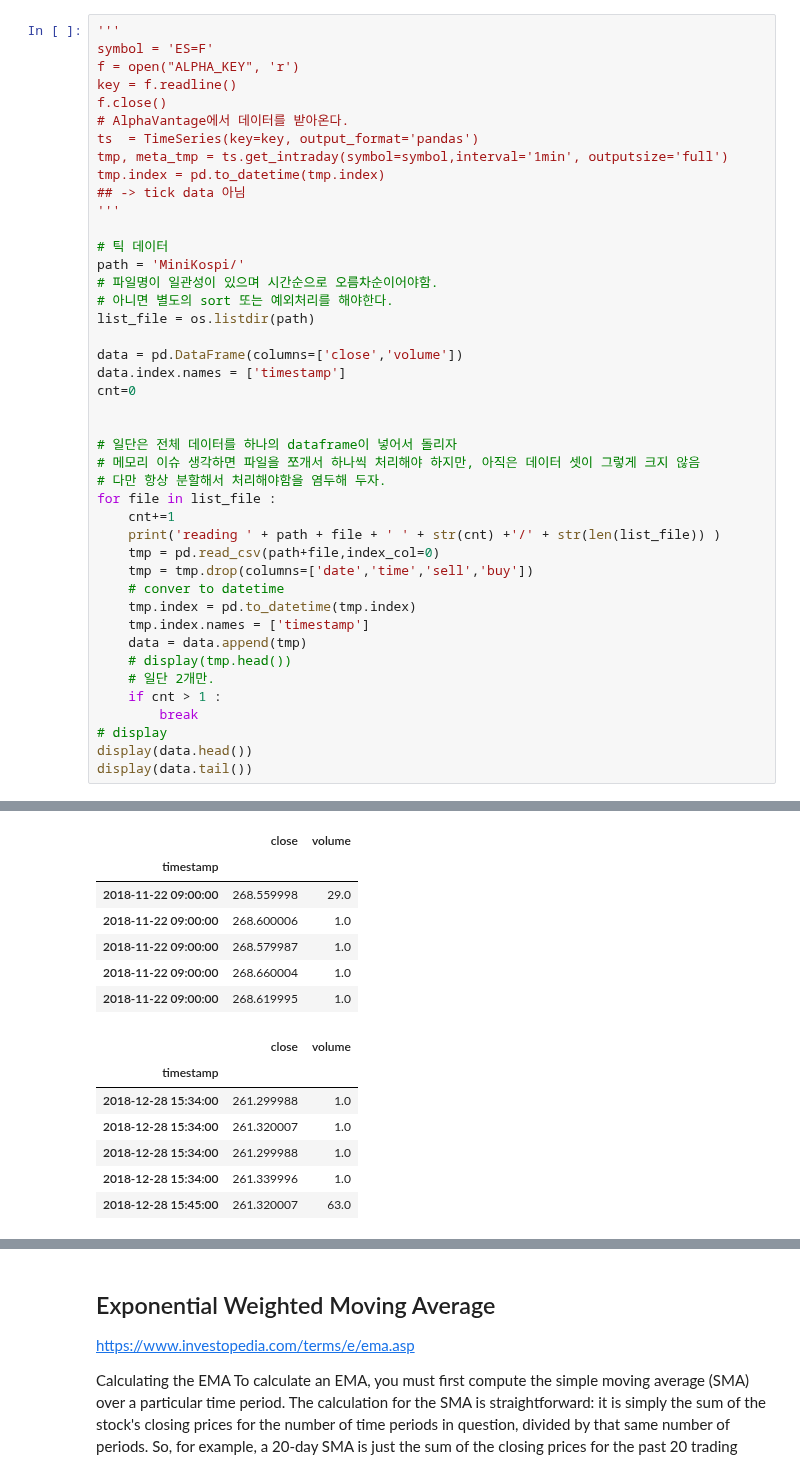
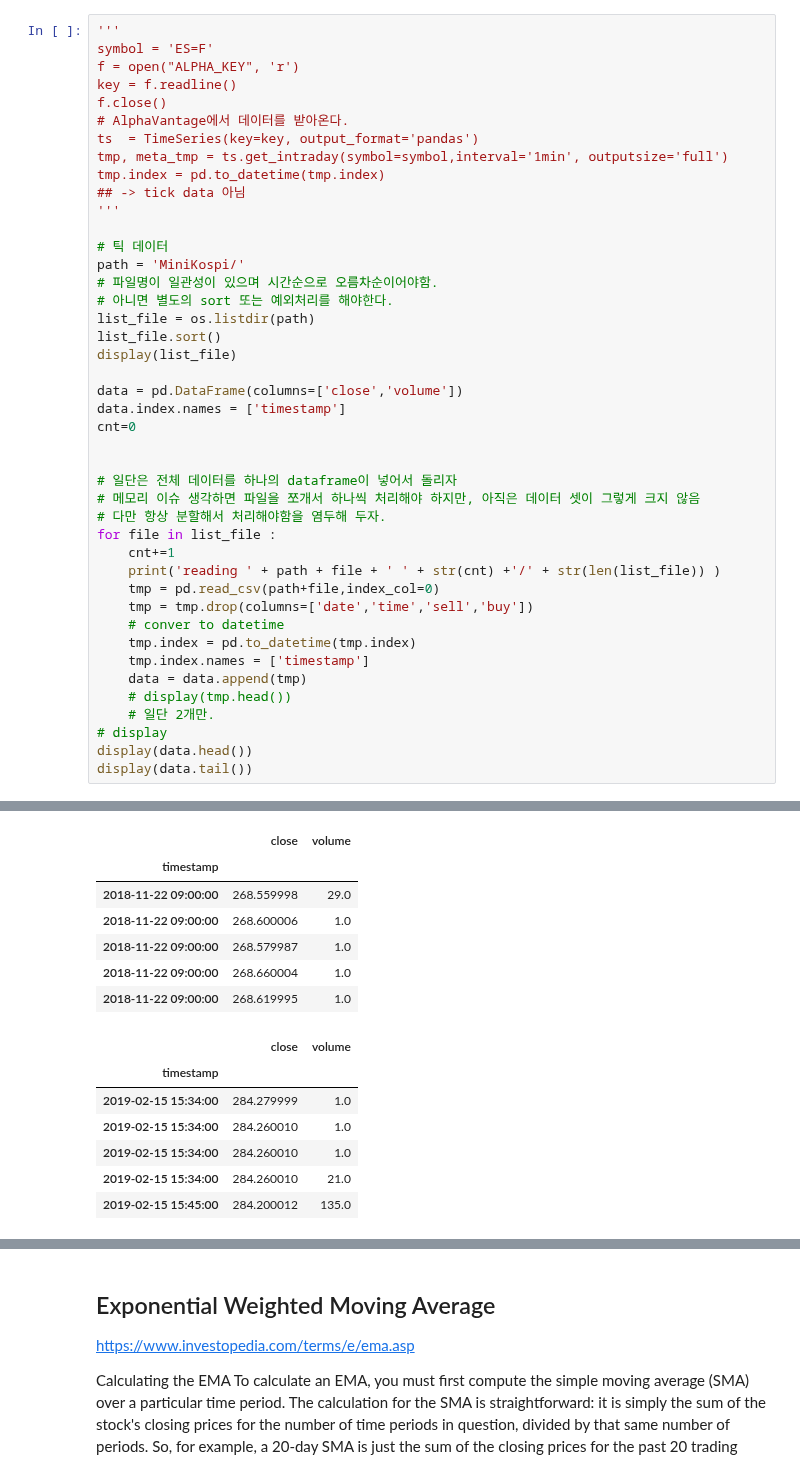
Before and after one commit to kooBH/FinanceServer, a Jupyter notebook: DE_PRADO/ch2.ipynb, the cells around one changed output, grey strips where cells are left out. Cells and saved outputs as stored; diff of their text form.

```diff
--- a/DE_PRADO/ch2.ipynb
+++ b/DE_PRADO/ch2.ipynb
@@ -33,6 +34,8 @@ path = 'MiniKospi/'
 # 파일명이 일관성이 있으며 시간순으로 오름차순이어야함.
 # 아니면 별도의 sort 또는 예외처리를 해야한다.
 list_file = os.listdir(path)
+list_file.sort()
+display(list_file)
 
 data = pd.DataFrame(columns=['close','volume'])
 data.index.names = ['timestamp']
@@ -53,8 +56,6 @@ for file in list_file :
     data = data.append(tmp)
     # display(tmp.head())
     # 일단 2개만.
-    if cnt > 1 :
-        break
 # display
 display(data.head())
 display(data.tail())
@@ -64,17 +73,17 @@ reading MiniKospi/181220-1231.csv 2/11
 |  | close | volume |
 | timestamp |  |  |
 | 2018-11-22 09:00:00 | 268.559998 | 29.0 |
 | 2018-11-22 09:00:00 | 268.600006 | 1.0 |
 | 2018-11-22 09:00:00 | 268.579987 | 1.0 |
 | 2018-11-22 09:00:00 | 268.660004 | 1.0 |
 | 2018-11-22 09:00:00 | 268.619995 | 1.0 |
 |  | close | volume |
 | timestamp |  |  |
-| 2018-12-28 15:34:00 | 261.299988 | 1.0 |
-| 2018-12-28 15:34:00 | 261.320007 | 1.0 |
-| 2018-12-28 15:34:00 | 261.299988 | 1.0 |
-| 2018-12-28 15:34:00 | 261.339996 | 1.0 |
-| 2018-12-28 15:45:00 | 261.320007 | 63.0 |
+| 2019-02-15 15:34:00 | 284.279999 | 1.0 |
+| 2019-02-15 15:34:00 | 284.260010 | 1.0 |
+| 2019-02-15 15:34:00 | 284.260010 | 1.0 |
+| 2019-02-15 15:34:00 | 284.260010 | 21.0 |
+| 2019-02-15 15:45:00 | 284.200012 | 135.0 |
 # %%
 data['close'].plot()
 # %% [output]
```
Also changed, not shown: parts of 28 cells of this notebook, 5 other files.
